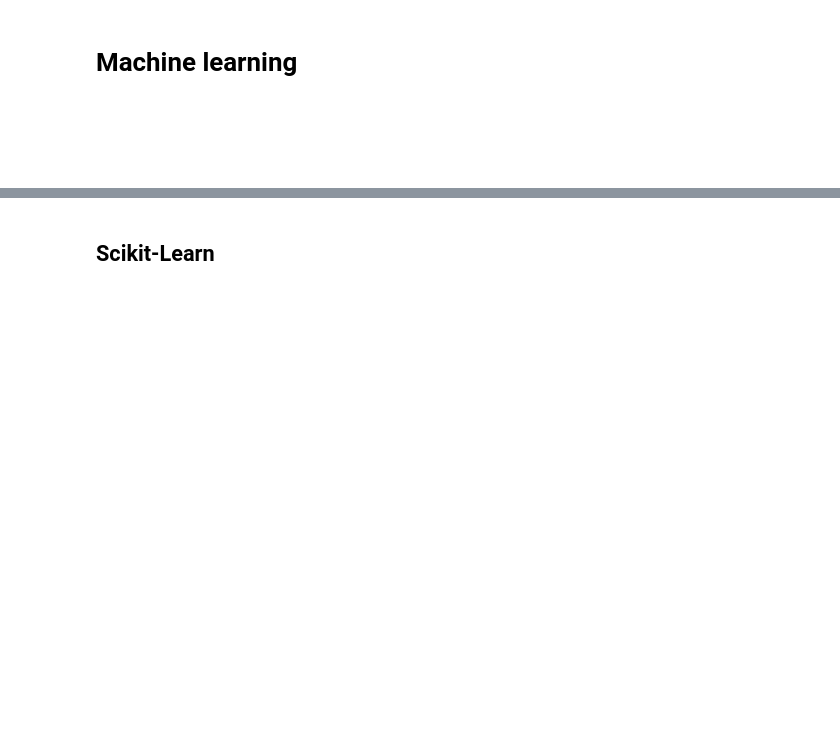
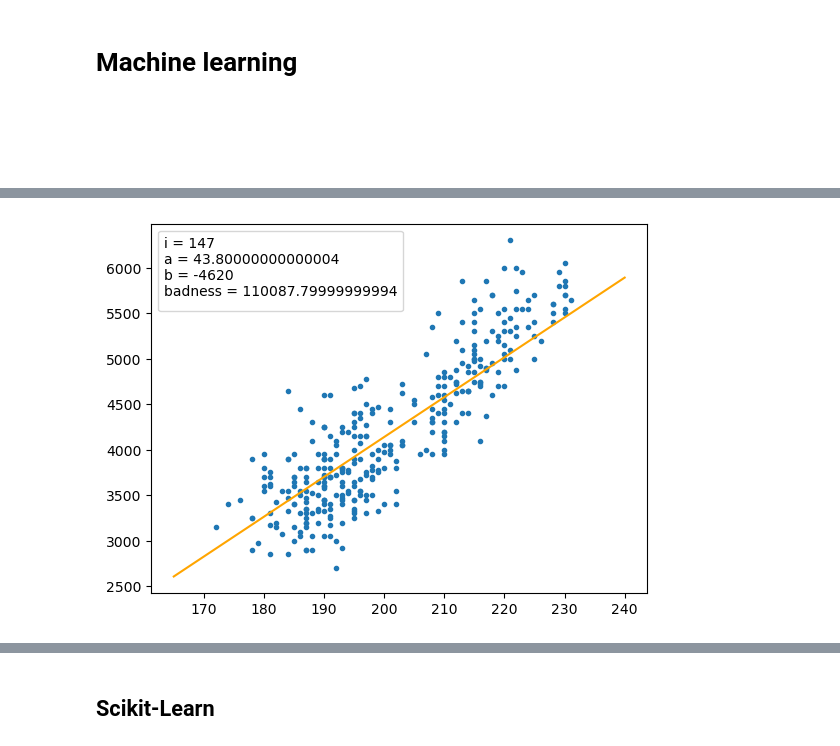
Before and after one commit to jpivarski-talks/2025-07-12-scipy-teen-track, a Jupyter notebook: site/files/05-scikit-learn.ipynb, the cells around one changed output, grey strips where cells are left out. Cells and saved outputs as stored; diff of their text form; code cells hidden in the pictures; blank space fills up the shorter version.

Commit message:
figured out fitting issues

```diff
--- a/site/files/05-scikit-learn.ipynb
+++ b/site/files/05-scikit-learn.ipynb
@@ -12,0 +15,3 @@ import matplotlib.pyplot as plt
+# %%
+def body_mass(flipper_length, a, b):
+    return a * flipper_length + b
@@ -12,0 +26,42 @@ import matplotlib.pyplot as plt
+# %%
+def better_fit(i, a, b, measurements):
+    lowest_badness = badness_of_fit(a, b, measurements)
+
+    if i % 2 == 0:
+        for new_a in [a + 10, a + 1, a + 0.1, a - 0.1, a - 1, a - 10]:
+            trial = badness_of_fit(new_a, b, measurements)
+            if trial < lowest_badness:
+                lowest_badness = trial
+                a = new_a
+
+    else:
+        for new_b in [b + 1000, b + 100, b + 10, b - 10, b - 100, b - 1000]:
+            trial = badness_of_fit(a, new_b, measurements)
+            if trial < lowest_badness:
+                lowest_badness = trial
+                b = new_b
+
+    return a, b
+# %%
+i = 0   # iteration number
+a = 30
+b = -3000
+# %%
+a, b = better_fit(i, a, b, measurements)
+i += 1
+
+fig, ax = plt.subplots()
+
+ax.scatter(measurements[:, 0], measurements[:, 1], marker=".")
+
+x = np.linspace(165, 240, 10)
+y = body_mass(x, a, b)
+ax.plot(x, y, color="orange")
+
+badness = badness_of_fit(a, b, measurements)
+
+ax.legend([], [], title=f"i = {i}\na = {a}\nb = {b}\nbadness = {badness}", loc="upper left")
+
+None
+# %% [output]
+[figure, added]
```
Also changed, not shown: parts of 22 cells of this notebook, 3 other files.
